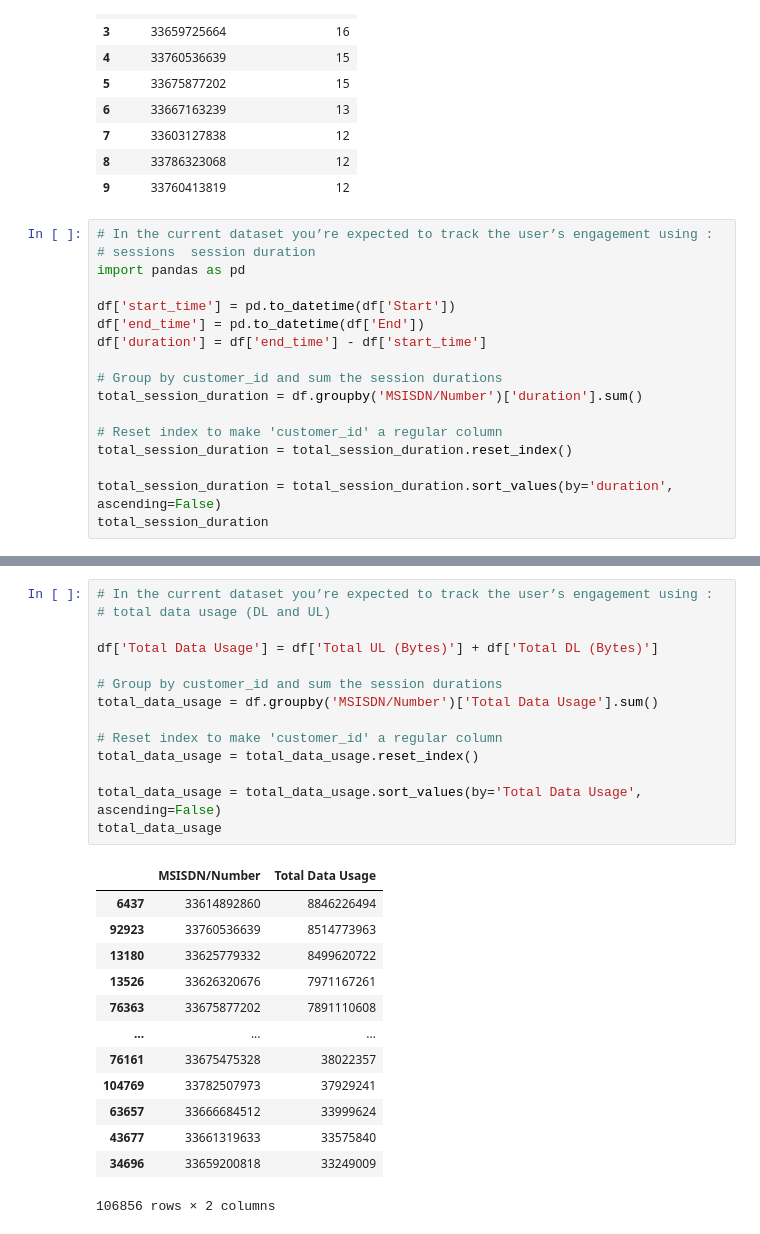
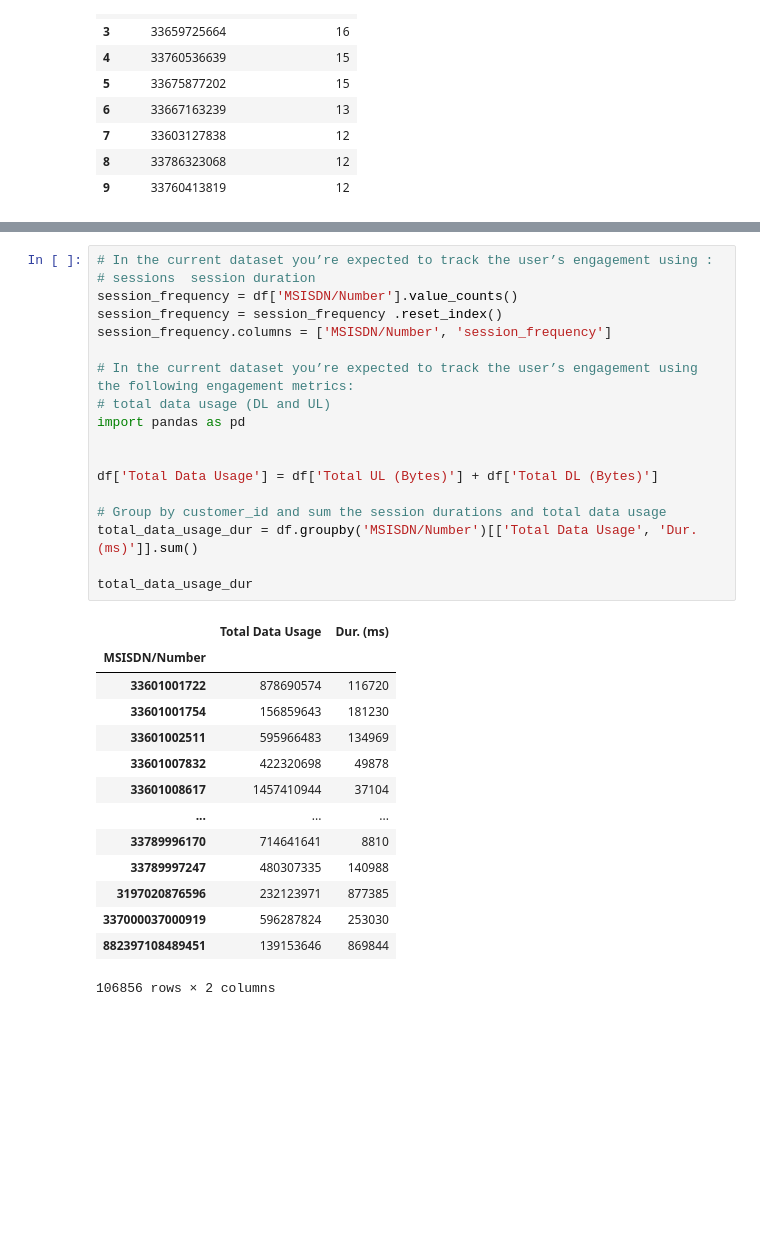
Before and after one commit to merronmuche/telecom_eda, a Jupyter notebook: eda_task3.ipynb, the cells around one changed output, grey strips where cells are left out. Saved outputs shown, nothing was run; the diff lists cells and outputs as text; blank space fills up the shorter version.

```diff
--- a/eda_task3.ipynb
+++ b/eda_task3.ipynb
@@ -61,20 +61,3 @@ session_frequency.head(10)
 | 7 | 33603127838 | 12 |
 | 8 | 33786323068 | 12 |
 | 9 | 33760413819 | 12 |
-# %%
-# In the current dataset you’re expected to track the user’s engagement using :
-# sessions  session duration
-import pandas as pd
-
-df['start_time'] = pd.to_datetime(df['Start'])
-df['end_time'] = pd.to_datetime(df['End'])
-df['duration'] = df['end_time'] - df['start_time']
-
-# Group by customer_id and sum the session durations
-total_session_duration = df.groupby('MSISDN/Number')['duration'].sum()
-
-# Reset index to make 'customer_id' a regular column
-total_session_duration = total_session_duration.reset_index()
-
-total_session_duration = total_session_duration.sort_values(by='duration', ascending=False)
-total_session_duration
@@ -95,30 +64,35 @@ total_session_duration
 # %%
 # In the current dataset you’re expected to track the user’s engagement using :
+# sessions  session duration
+session_frequency = df['MSISDN/Number'].value_counts()
+session_frequency = session_frequency .reset_index()
+session_frequency.columns = ['MSISDN/Number', 'session_frequency']
+
+# In the current dataset you’re expected to track the user’s engagement using the following engagement metrics:
 # total data usage (DL and UL)
+import pandas as pd
+
 
 df['Total Data Usage'] = df['Total UL (Bytes)'] + df['Total DL (Bytes)']
 
-# Group by customer_id and sum the session durations
-total_data_usage = df.groupby('MSISDN/Number')['Total Data Usage'].sum()
+# Group by customer_id and sum the session durations and total data usage
+total_data_usage_dur = df.groupby('MSISDN/Number')[['Total Data Usage', 'Dur. (ms)']].sum()
 
-# Reset index to make 'customer_id' a regular column
-total_data_usage = total_data_usage.reset_index()
-
-total_data_usage = total_data_usage.sort_values(by='Total Data Usage', ascending=False)
-total_data_usage
+total_data_usage_dur
 # %% [output]
-|  | MSISDN/Number | Total Data Usage |
-| 6437 | 33614892860 | 8846226494 |
-| 92923 | 33760536639 | 8514773963 |
-| 13180 | 33625779332 | 8499620722 |
-| 13526 | 33626320676 | 7971167261 |
-| 76363 | 33675877202 | 7891110608 |
+|  | Total Data Usage | Dur. (ms) |
+| MSISDN/Number |  |  |
+| 33601001722 | 878690574 | 116720 |
+| 33601001754 | 156859643 | 181230 |
+| 33601002511 | 595966483 | 134969 |
+| 33601007832 | 422320698 | 49878 |
+| 33601008617 | 1457410944 | 37104 |
 | ... | ... | ... |
-| 76161 | 33675475328 | 38022357 |
-| 104769 | 33782507973 | 37929241 |
-| 63657 | 33666684512 | 33999624 |
-| 43677 | 33661319633 | 33575840 |
-| 34696 | 33659200818 | 33249009 |
+| 33789996170 | 714641641 | 8810 |
+| 33789997247 | 480307335 | 140988 |
+| 3197020876596 | 232123971 | 877385 |
+| 337000037000919 | 596287824 | 253030 |
+| 882397108489451 | 139153646 | 869844 |
 106856 rows × 2 columns
 # %%
 
```
Also changed, not shown: parts of 6 cells of this notebook.
